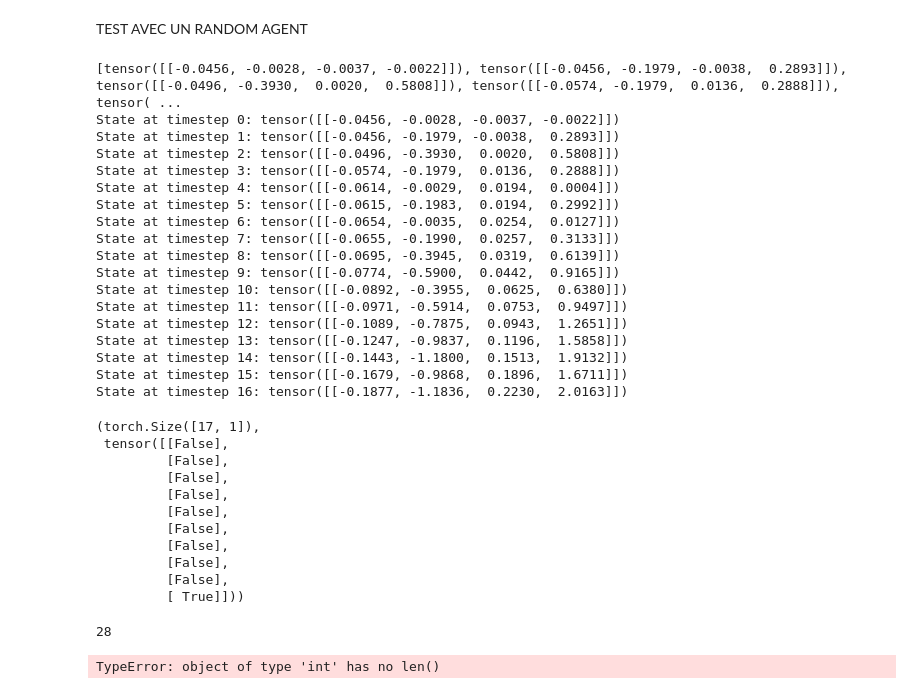
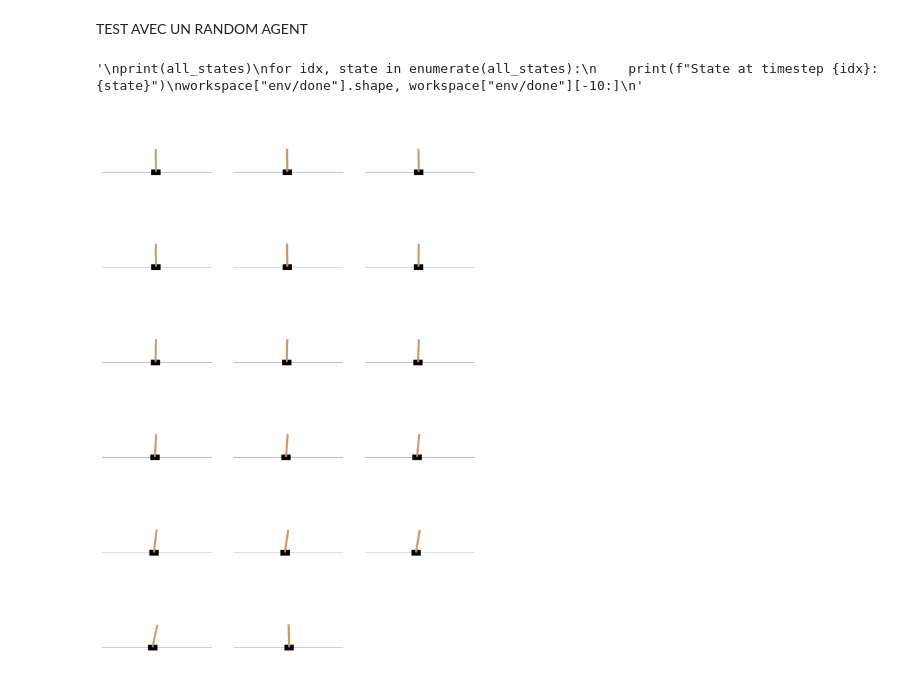
Before and after one commit to TitouanUniLu/PLDAC, a Jupyter notebook: src/main.ipynb, the cells around one changed output. Drawn from its saved outputs; the diff is of its cells as text; code cells hidden in the pictures.

```diff
--- a/src/main.ipynb
+++ b/src/main.ipynb
@@ -341,4 +342,5 @@ class AttributeAccessAgent(Agent):
 # %%
+''' BASIC SYNTAX EXAMPLE'''
 workspace = Workspace()
 all_states = []
 nb_env = 1
@@ -350,66 +352,39 @@ t_agents = TemporalAgent(agents)
 
 t_agents(workspace, t=0, stop_variable="env/done", stochastic=True)
 
+'''
 print(all_states)
 for idx, state in enumerate(all_states):
     print(f"State at timestep {idx}: {state}")
+workspace["env/done"].shape, workspace["env/done"][-10:]
+'''
 # %% [output]
-[tensor([[-0.0456, -0.0028, -0.0037, -0.0022]]), tensor([[-0.0456, -0.1979, -0.0038,  0.2893]]), tensor([[-0.0496, -0.3930,  0.0020,  0.5808]]), tensor([[-0.0574, -0.1979,  0.0136,  0.2888]]), tensor( ...
-State at timestep 0: tensor([[-0.0456, -0.0028, -0.0037, -0.0022]])
-State at timestep 1: tensor([[-0.0456, -0.1979, -0.0038,  0.2893]])
-State at timestep 2: tensor([[-0.0496, -0.3930,  0.0020,  0.5808]])
-State at timestep 3: tensor([[-0.0574, -0.1979,  0.0136,  0.2888]])
-State at timestep 4: tensor([[-0.0614, -0.0029,  0.0194,  0.0004]])
-State at timestep 5: tensor([[-0.0615, -0.1983,  0.0194,  0.2992]])
-State at timestep 6: tensor([[-0.0654, -0.0035,  0.0254,  0.0127]])
-State at timestep 7: tensor([[-0.0655, -0.1990,  0.0257,  0.3133]])
-State at timestep 8: tensor([[-0.0695, -0.3945,  0.0319,  0.6139]])
-State at timestep 9: tensor([[-0.0774, -0.5900,  0.0442,  0.9165]])
-State at timestep 10: tensor([[-0.0892, -0.3955,  0.0625,  0.6380]])
-State at timestep 11: tensor([[-0.0971, -0.5914,  0.0753,  0.9497]])
-State at timestep 12: tensor([[-0.1089, -0.7875,  0.0943,  1.2651]])
-State at timestep 13: tensor([[-0.1247, -0.9837,  0.1196,  1.5858]])
-State at timestep 14: tensor([[-0.1443, -1.1800,  0.1513,  1.9132]])
-State at timestep 15: tensor([[-0.1679, -0.9868,  0.1896,  1.6711]])
-State at timestep 16: tensor([[-0.1877, -1.1836,  0.2230,  2.0163]])
+'\nprint(all_states)\nfor idx, state in enumerate(all_states):\n    print(f"State at timestep {idx}: {state}")\nworkspace["env/done"].shape, workspace["env/done"][-10:]\n'
-# %%
-workspace["env/done"].shape, workspace["env/done"][-10:]
-# %% [output]
-(torch.Size([17, 1]),
- tensor([[False],
-         [False],
-         [False],
-         [False],
-         [False],
-         [False],
-         [False],
-         [False],
-         [False],
-         [ True]]))
 # %%
 im_env_agent = CustomParallelGymAgent(partial(make_env, config.gym_env.env_name, render_mode="rgb_array", autoreset=True), nb_env).seed(SEED)
 attribute_access_agent = AttributeAccessAgent(im_env_agent, [])
 agents = Agents(im_env_agent, RandomAgent(action_dim), attribute_access_agent)
 t_agents = TemporalAgent(agents)
 workspace = Workspace()
 t_agents(workspace, t=0, stop_variable="env/done", stochastic=True)
 images = attribute_access_agent.list_image
 
 def displayImages(images):
     n_images = len(images)
     n_cols = 3  # For example, adjust based on your preference
     n_rows = (n_images + n_cols - 1) // n_cols
 
-    plt.figure(figsize=(n_cols * 4, n_rows * 4))  # Adjust figure size as needed
+    figsize_width = 8  # Adjust width as needed
+    figsize_height = n_rows * (figsize_width / n_cols) * 0.75  # Adjust height based on number of rows, keeping aspect ratio
+    plt.figure(figsize=(figsize_width, figsize_height))
 
     for i, image in enumerate(images):
         plt.subplot(n_rows, n_cols, i+1)
         plt.imshow(image)
         plt.axis('off')  # Optional: to hide axes
 
     plt.show()
 
 displayImages(images)
 # %% [output]
-28
-TypeError: object of type 'int' has no len()
+[figure, added]
```
Also changed, not shown: parts of 2 cells of this notebook.
